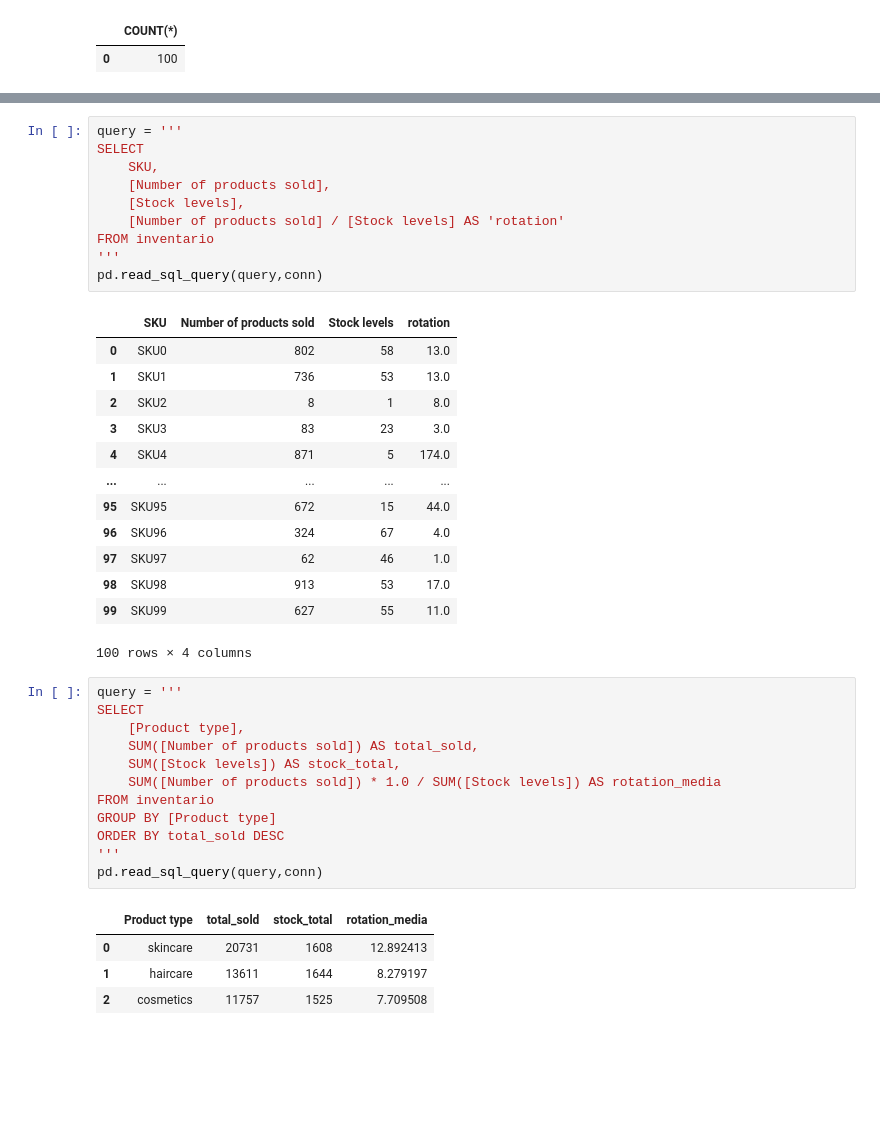
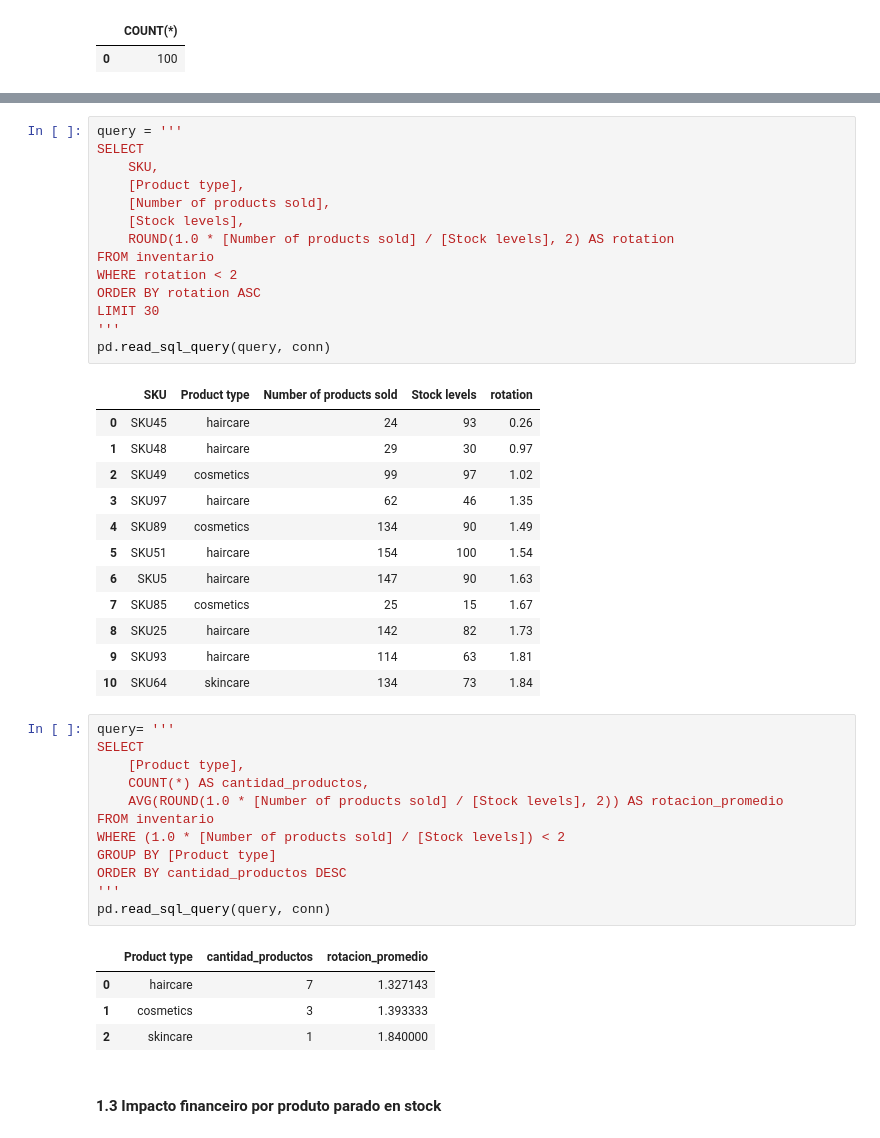
Before and after one commit to jalladin/Stock, a Jupyter notebook: notebooks/01_exploracion_sql.ipynb, the cells around one changed output, grey strips where cells are left out. Saved outputs shown, nothing was run; the diff lists cells and outputs as text; blank space fills up the shorter version.

```diff
--- a/notebooks/01_exploracion_sql.ipynb
+++ b/notebooks/01_exploracion_sql.ipynb
@@ -75,41 +153,46 @@ pd.read_sql_query(query,conn)
 # %%
 query = '''
 SELECT
     SKU,
+    [Product type],
     [Number of products sold],
     [Stock levels],
-    [Number of products sold] / [Stock levels] AS 'rotation'
+    ROUND(1.0 * [Number of products sold] / [Stock levels], 2) AS rotation
 FROM inventario
+WHERE rotation < 2
+ORDER BY rotation ASC
+LIMIT 30
 '''
-pd.read_sql_query(query,conn)
+pd.read_sql_query(query, conn)
 # %% [output]
-|  | SKU | Number of products sold | Stock levels | rotation |
-| 0 | SKU0 | 802 | 58 | 13.0 |
-| 1 | SKU1 | 736 | 53 | 13.0 |
-| 2 | SKU2 | 8 | 1 | 8.0 |
-| 3 | SKU3 | 83 | 23 | 3.0 |
-| 4 | SKU4 | 871 | 5 | 174.0 |
-| ... | ... | ... | ... | ... |
-| 95 | SKU95 | 672 | 15 | 44.0 |
-| 96 | SKU96 | 324 | 67 | 4.0 |
-| 97 | SKU97 | 62 | 46 | 1.0 |
-| 98 | SKU98 | 913 | 53 | 17.0 |
-| 99 | SKU99 | 627 | 55 | 11.0 |
+|  | SKU | Product type | Number of products sold | Stock levels | rotation |
+| 0 | SKU45 | haircare | 24 | 93 | 0.26 |
+| 1 | SKU48 | haircare | 29 | 30 | 0.97 |
+| 2 | SKU49 | cosmetics | 99 | 97 | 1.02 |
+| 3 | SKU97 | haircare | 62 | 46 | 1.35 |
+| 4 | SKU89 | cosmetics | 134 | 90 | 1.49 |
+| 5 | SKU51 | haircare | 154 | 100 | 1.54 |
+| 6 | SKU5 | haircare | 147 | 90 | 1.63 |
+| 7 | SKU85 | cosmetics | 25 | 15 | 1.67 |
+| 8 | SKU25 | haircare | 142 | 82 | 1.73 |
+| 9 | SKU93 | haircare | 114 | 63 | 1.81 |
+| 10 | SKU64 | skincare | 134 | 73 | 1.84 |
-100 rows × 4 columns
 # %%
-query = '''
+query= '''
 SELECT
     [Product type],
-    SUM([Number of products sold]) AS total_sold,
-    SUM([Stock levels]) AS stock_total,
-    SUM([Number of products sold]) * 1.0 / SUM([Stock levels]) AS rotation_media
+    COUNT(*) AS cantidad_productos,
+    AVG(ROUND(1.0 * [Number of products sold] / [Stock levels], 2)) AS rotacion_promedio
 FROM inventario
+WHERE (1.0 * [Number of products sold] / [Stock levels]) < 2
 GROUP BY [Product type]
-ORDER BY total_sold DESC
+ORDER BY cantidad_productos DESC
 '''
-pd.read_sql_query(query,conn)
+pd.read_sql_query(query, conn)
 # %% [output]
-|  | Product type | total_sold | stock_total | rotation_media |
-| 0 | skincare | 20731 | 1608 | 12.892413 |
-| 1 | haircare | 13611 | 1644 | 8.279197 |
-| 2 | cosmetics | 11757 | 1525 | 7.709508 |
+|  | Product type | cantidad_productos | rotacion_promedio |
+| 0 | haircare | 7 | 1.327143 |
+| 1 | cosmetics | 3 | 1.393333 |
+| 2 | skincare | 1 | 1.840000 |
+# %% [markdown]
+#### 1.3 Impacto financeiro por produto parado en stock
```
Also changed, not shown: parts of 13 cells of this notebook, 6 other files.
